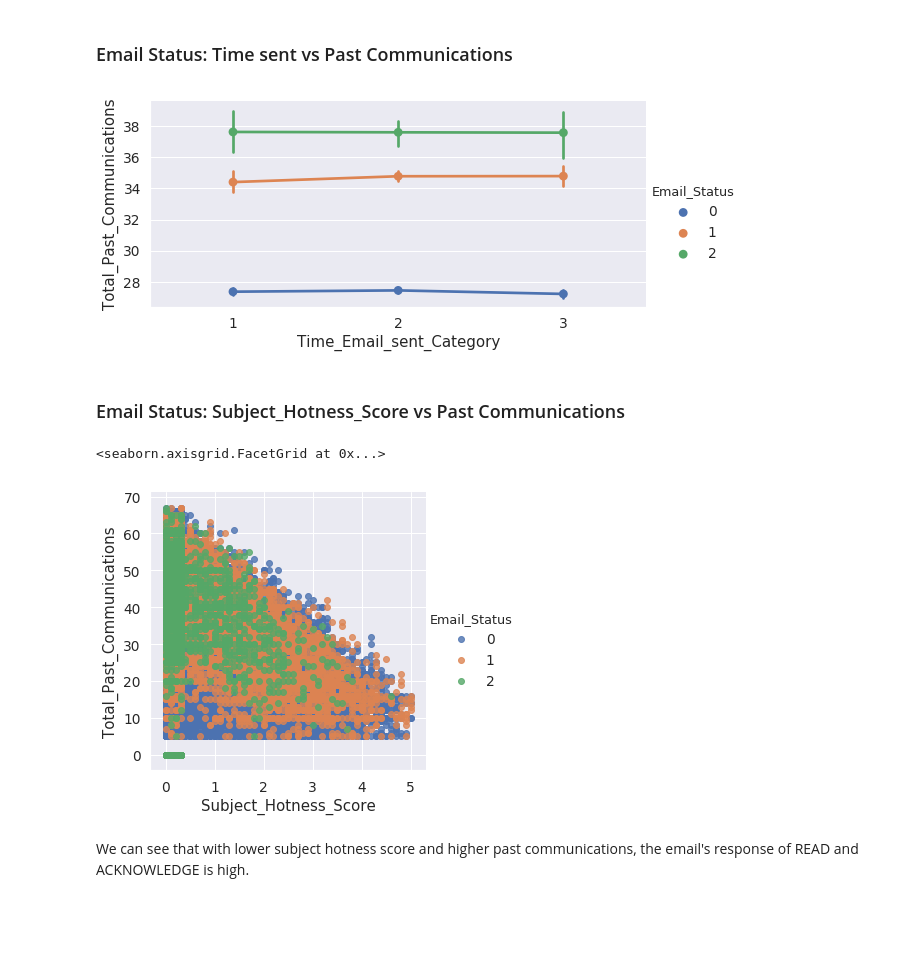
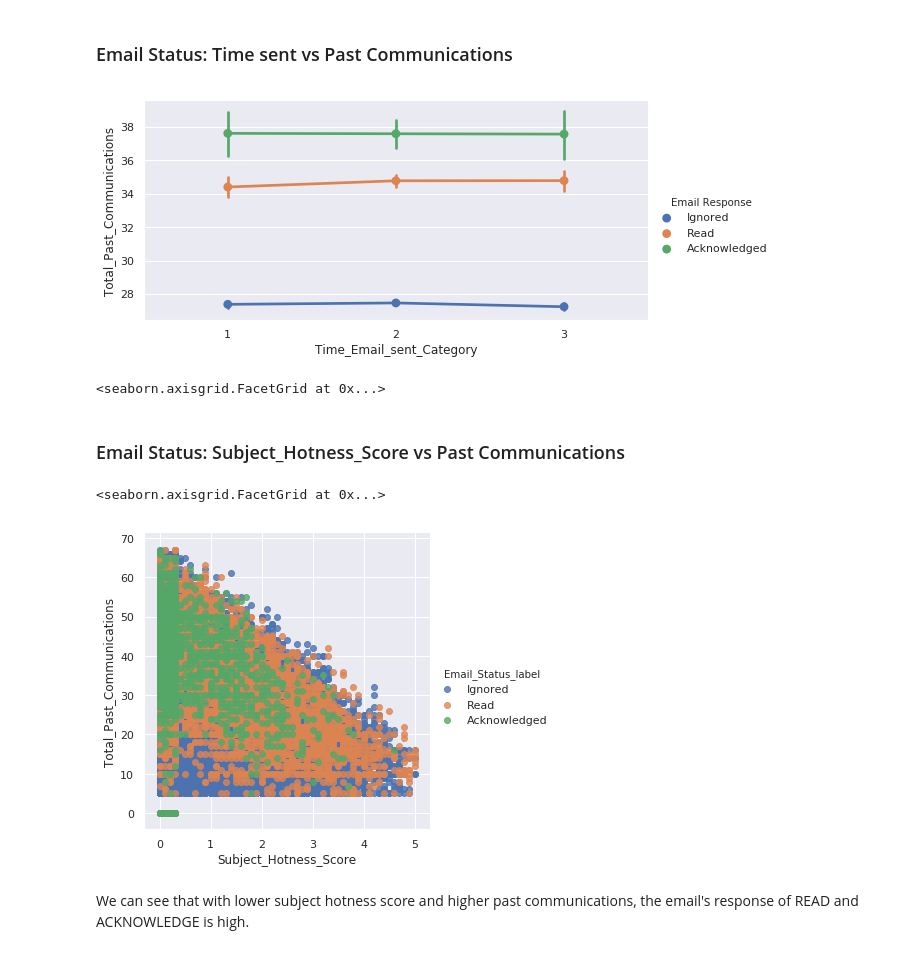
Before and after one commit to kamalmemon/MLResearch, a Jupyter notebook: src/Email_Marketing_EDA.ipynb, the cells around one changed output. Saved outputs shown, nothing was run; the diff lists cells and outputs as text; code cells hidden in the pictures; blank space fills up the shorter version.

```diff
--- a/src/Email_Marketing_EDA.ipynb
+++ b/src/Email_Marketing_EDA.ipynb
@@ -127,7 +130,10 @@ Since the source of the dataset considers _'Email Status'_ as the label column w
 We will now see the proportion of these values in the dataset.
 # %%
 plt.figure(figsize=(6,6))
-email_interaction_status = ["ignored", "read", "acknowledged"]
+email_interaction_status = ["Ignored", "Read", "Acknowledged"]
+df["Email_Status_label"] = df.Email_Status.map({0: email_interaction_status[0],
+                    1: email_interaction_status[1],
+                    2: email_interaction_status[2]})
 df.Email_Status.value_counts(normalize=True).plot.pie(labels = email_interaction_status, autopct='%.2f')
 # %% [output]
 <matplotlib.axes._subplots.AxesSubplot at 0x...>
@@ -213,0 +220,5 @@ sns.countplot(x='Time_Email_sent_Category', hue='Email_Status', data=df)
+# %%
+df['Email Response'] = df.Email_Status.map({0: 'Ignored', 1: 'Read', 2: 'Acknowledged'})
+fig, ax = plt.subplots()
+sns.countplot(x='Time_Email_sent_Category', hue='Email_status_cat', data=df, ax=ax)
+ax.legend().set_title("")
@@ -214,18 +227,26 @@ sns.countplot(x='Time_Email_sent_Category', hue='Email_Status', data=df)
 # %% [markdown]
 ### Email Status: Time sent vs Past Communications
 # %%
-sns.factorplot('Time_Email_sent_Category', 'Total_Past_Communications' , hue='Email_Status', size=4, aspect=2, data=df)
-plt.show()
+as1 = sns.factorplot('Time_Email_sent_Category', 'Total_Past_Communications' , hue='Email Response', size=4, aspect=2, data=df)
+#plt.show()
 # %% [output]
-[figure, old version]
+[figure, new version]
+# %%
+plt.figure(figsize=(12,6))
+fig1, ax2 = plt.subplots()
+sns.factorplot('Time_Email_sent_Category', 'Total_Past_Communications' , hue='', size=4, aspect=2, data=df, ax=ax2)
+ax2.legend().set_title("Email Response")
+fig1.show()
+# %% [output]
+<seaborn.axisgrid.FacetGrid at 0x...>
 # %% [markdown]
 ### Email Status: Subject_Hotness_Score vs Past Communications
 # %%
 sns.lmplot('Subject_Hotness_Score', 'Total_Past_Communications',
-           data=df, hue='Email_Status', fit_reg=False)
+           data=df, hue='Email_Status_label', fit_reg=False)
 # %% [output]
 <seaborn.axisgrid.FacetGrid at 0x...>
-[figure, old version]
+[figure, new version]
 # %% [markdown]
 We can see that with lower subject hotness score and higher past communications, the email's response of READ and ACKNOWLEDGE is high.
 # %%
```
Also changed, not shown: parts of 33 cells of this notebook, 3 other files.
